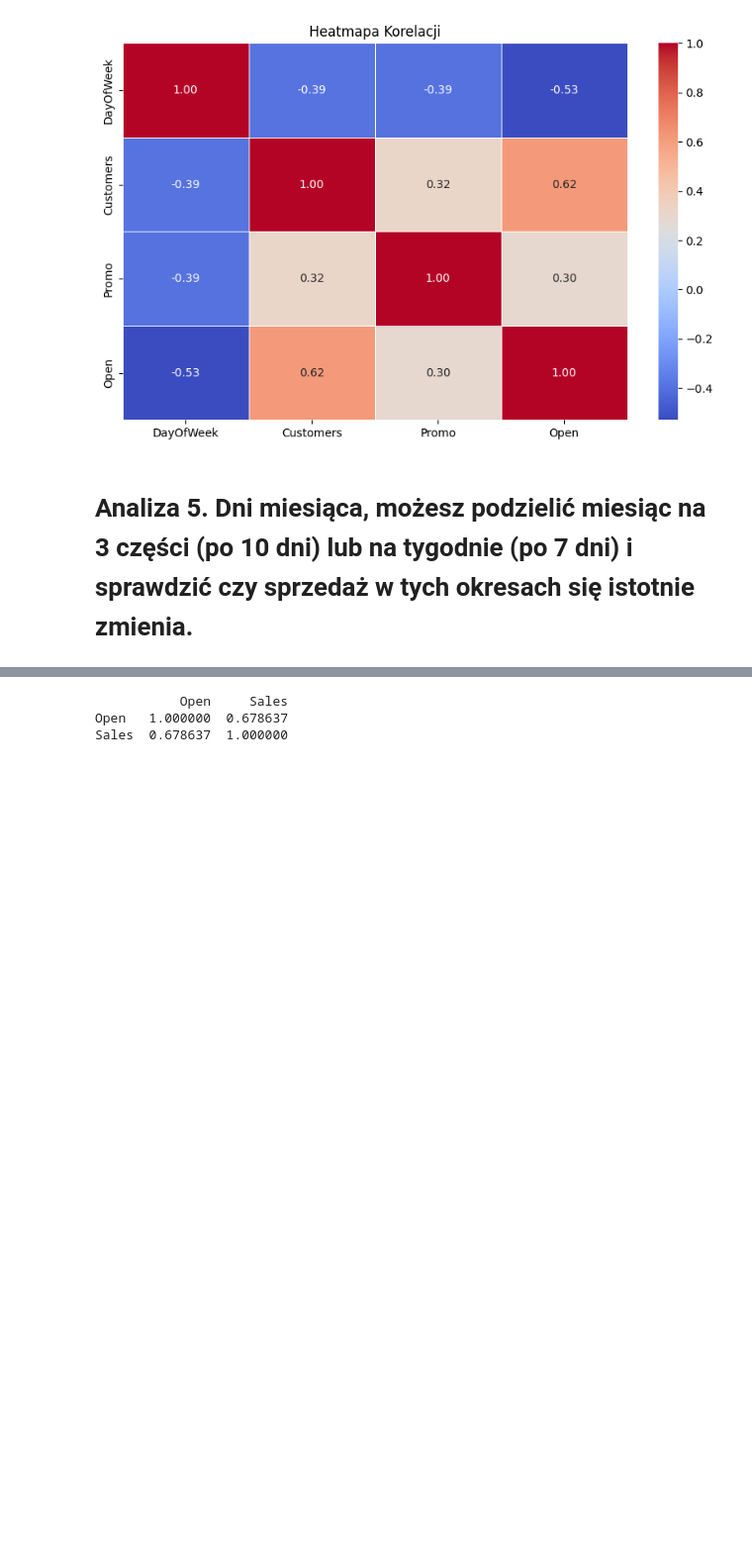
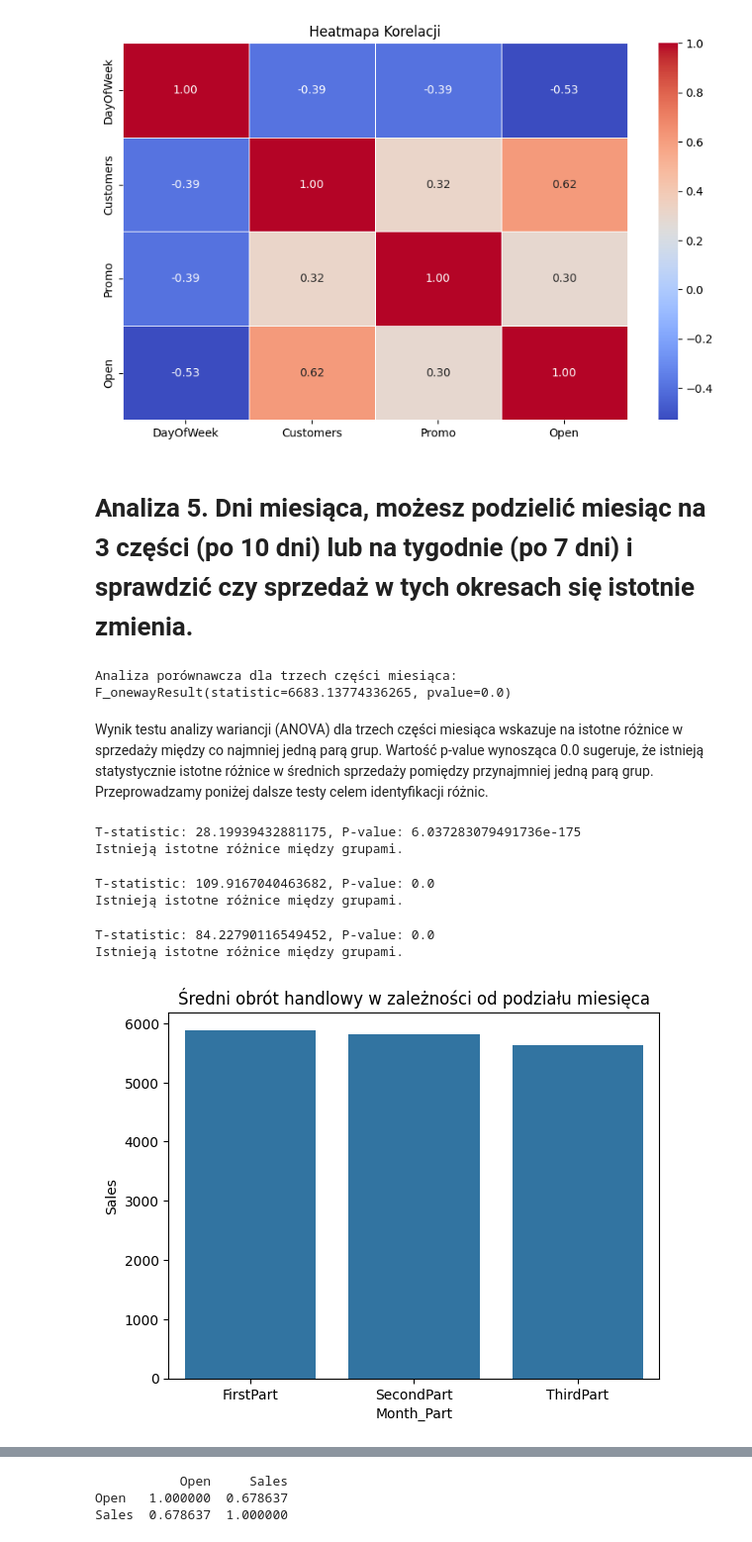
Before and after one commit to AgniechaP/EAD_project_1, a Jupyter notebook: blok_2/projekt_blok_2.ipynb, the cells around one changed output, grey strips where cells are left out. Shown at 99% size. Drawn from its saved outputs; the diff is of its cells as text; code cells hidden in the pictures; blank space fills up the shorter version.

```diff
--- a/blok_2/projekt_blok_2.ipynb
+++ b/blok_2/projekt_blok_2.ipynb
@@ -795,3 +795,74 @@ from scipy.stats import f_oneway
 anova_result_part = f_oneway(merged_data[merged_data['Month_Part'] == 'FirstPart']['Sales'],
                              merged_data[merged_data['Month_Part'] == 'SecondPart']['Sales'],
                              merged_data[merged_data['Month_Part'] == 'ThirdPart']['Sales'])
+
+print("Analiza porównawcza dla trzech części miesiąca:")
+print(anova_result_part)
+# %% [output]
+Analiza porównawcza dla trzech części miesiąca:
+F_onewayResult(statistic=6683.13774336265, pvalue=0.0)
+# %% [markdown]
+Wynik testu analizy wariancji (ANOVA) dla trzech części miesiąca wskazuje na istotne różnice w sprzedaży między co najmniej jedną parą grup. Wartość p-value wynosząca 0.0 sugeruje, że istnieją statystycznie istotne różnice w średnich sprzedaży pomiędzy przynajmniej jedną parą grup. Przeprowadzamy poniżej dalsze testy celem identyfikacji różnic.
+# %%
+group1 = merged_data[merged_data['Month_Part'] == 'FirstPart']['Sales']
+group2 = merged_data[merged_data['Month_Part'] == 'SecondPart']['Sales']
+
+# Test t-studenta
+t_stat, p_value = ttest_ind(group1, group2)
+
+# Wyświetl wyniki
+print(f"T-statistic: {t_stat}, P-value: {p_value}")
+
+# Sprawdź, czy wynik jest istotny statystycznie
+if p_value < 0.05:
+    print("Istnieją istotne różnice między grupami.")
+else:
+    print("Brak istotnych różnic między grupami.")
+# %% [output]
+T-statistic: 28.19939432881175, P-value: 6.037283079491736e-175
+Istnieją istotne różnice między grupami.
+# %%
+group1 = merged_data[merged_data['Month_Part'] == 'FirstPart']['Sales']
+group3 = merged_data[merged_data['Month_Part'] == 'ThirdPart']['Sales']
+
+# Test t-studenta
+t_stat, p_value = ttest_ind(group1, group3)
+
+# Wyświetl wyniki
+print(f"T-statistic: {t_stat}, P-value: {p_value}")
+
+# Sprawdź, czy wynik jest istotny statystycznie
+if p_value < 0.05:
+    print("Istnieją istotne różnice między grupami.")
+else:
+    print("Brak istotnych różnic między grupami.")
+# %% [output]
+T-statistic: 109.9167040463682, P-value: 0.0
+Istnieją istotne różnice między grupami.
+# %%
+group2 = merged_data[merged_data['Month_Part'] == 'SecondPart']['Sales']
+group3 = merged_data[merged_data['Month_Part'] == 'ThirdPart']['Sales']
+
+# Test t-studenta
+t_stat, p_value = ttest_ind(group2, group3)
+
+# Wyświetl wyniki
+print(f"T-statistic: {t_stat}, P-value: {p_value}")
+
+# Sprawdź, czy wynik jest istotny statystycznie
+if p_value < 0.05:
+    print("Istnieją istotne różnice między grupami.")
+else:
+    print("Brak istotnych różnic między grupami.")
+# %% [output]
+T-statistic: 84.22790116549452, P-value: 0.0
+Istnieją istotne różnice między grupami.
+# %%
+month_parts = merged_data.groupby('Month_Part')['Sales'].mean().reset_index()
+
+# Wykres średniej sprzedaży w zależności od części miesięcy
+sns.barplot(x='Month_Part', y='Sales', data=month_parts)
+plt.title('Średni obrót handlowy w zależności od podziału miesięca')
+plt.show()
+# %% [output]
+[figure, added]
```
Also changed, not shown: parts of 11 cells of this notebook.
